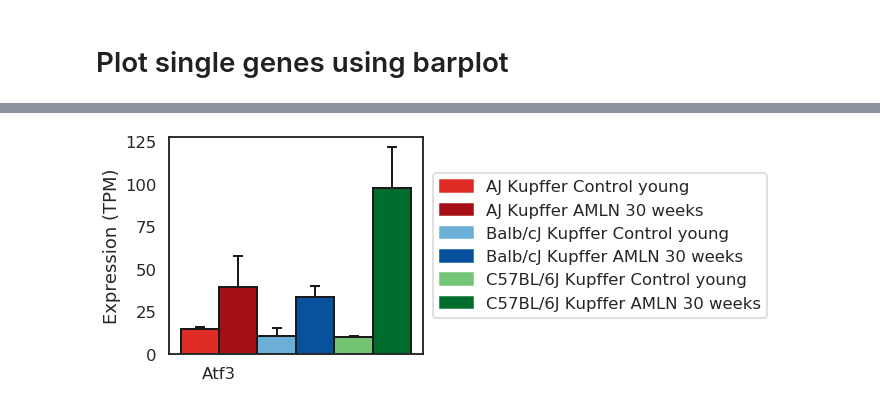
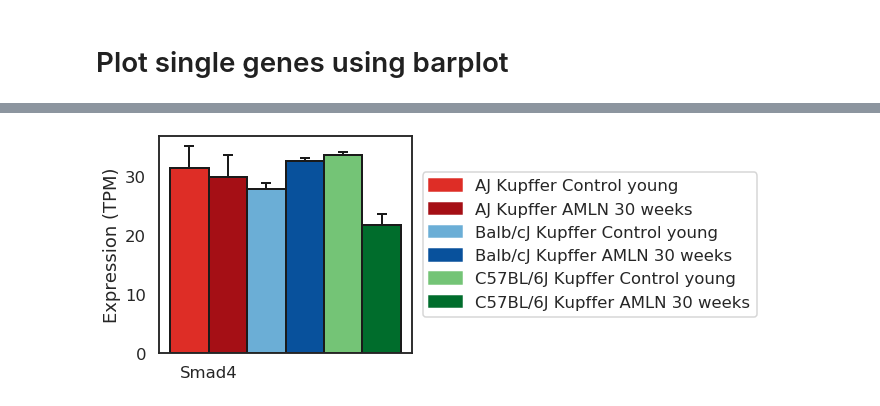
Before and after one commit to HunterBennett/strains_rna, a Jupyter notebook: results/K02_Strains_AMLNtoControl_Kupffer_RNA.ipynb, the cells around one changed output, grey strips where cells are left out. Saved outputs shown, nothing was run; the diff lists cells and outputs as text; code cells hidden in the pictures.

```diff
--- a/results/K02_Strains_AMLNtoControl_Kupffer_RNA.ipynb
+++ b/results/K02_Strains_AMLNtoControl_Kupffer_RNA.ipynb
@@ -89,29 +494,29 @@ legend_elements = []
 for lab, col in  zip(group_labels, colors):
     legend_elements.append(Patch(label=lab, color=col))
 # %%
-gene = 'Atf3'
+gene = 'Smad4'
 
 fig, axs = plt.subplots(1, 2,
                        figsize=(10, 4))
 
 gene_list_bar_plot([gene],
                    tpm,
                    groups=groups,
                    group_labels = group_labels,
                    colors = colors,
                    ax=axs[0])
 
 axs[0].get_legend().remove()
 
 axs[1].legend(handles=legend_elements, loc='center')
 axs[1].spines['top'].set_visible(False)
 axs[1].spines['right'].set_visible(False)
 axs[1].spines['left'].set_visible(False)
 axs[1].spines['bottom'].set_visible(False)
 axs[1].set_xticklabels('')
 axs[1].set_yticklabels('')
 
 plt.savefig('./figures/'+gene+'_tpm_barplot.png', bbox_inches='tight')
 # %% [output]
-[figure, old version]
+[figure, new version]
 # %%
```
Also changed, not shown: parts of 61 cells of this notebook, 8 other files.
